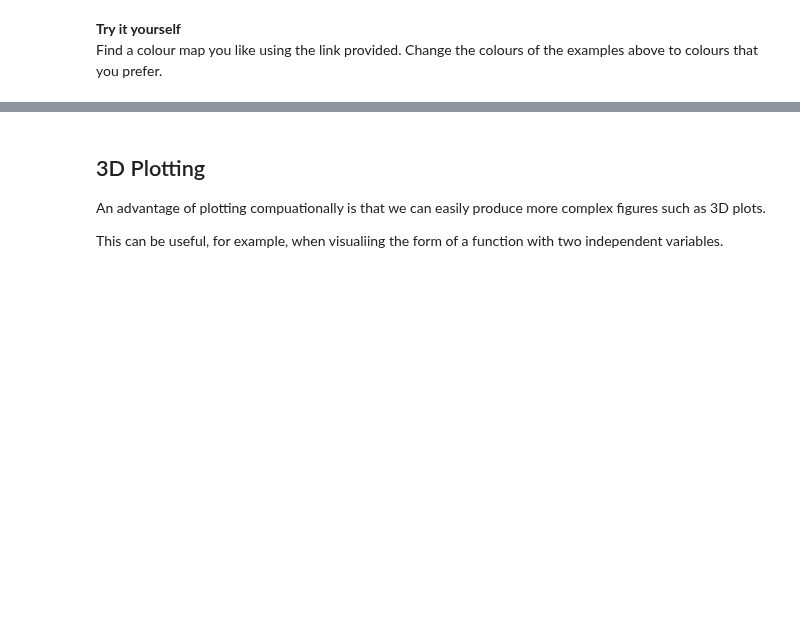
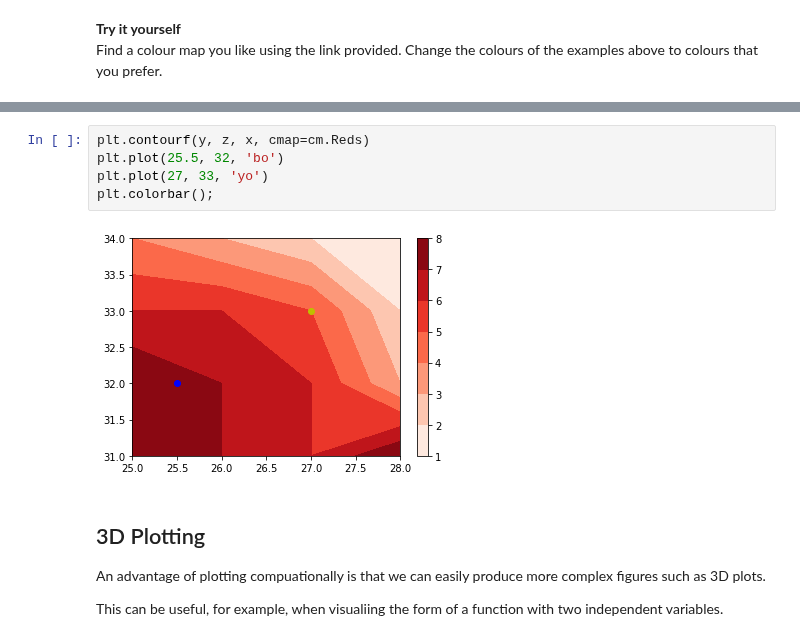
Before and after one commit to hphilamore/ILAS_python, a Jupyter notebook: 8_Plotting.ipynb, the cells around one changed output, grey strips where cells are left out. Cells and saved outputs as stored; diff of their text form; blank space fills up the shorter version.

```diff
--- a/8_Plotting.ipynb
+++ b/8_Plotting.ipynb
@@ -624,3 +643,10 @@ __Try it yourself__
+# %%
+plt.contourf(y, z, x, cmap=cm.Reds)
+plt.plot(25.5, 32, 'bo')
+plt.plot(27, 33, 'yo')
+plt.colorbar();
+# %% [output]
+[figure, added]
 # %% [markdown]
 ## 3D Plotting
 An advantage of plotting compuationally is that we can easily produce more complex figures such as 3D plots.
```
Also changed, not shown: parts of 11 cells of this notebook, 6 other files.
